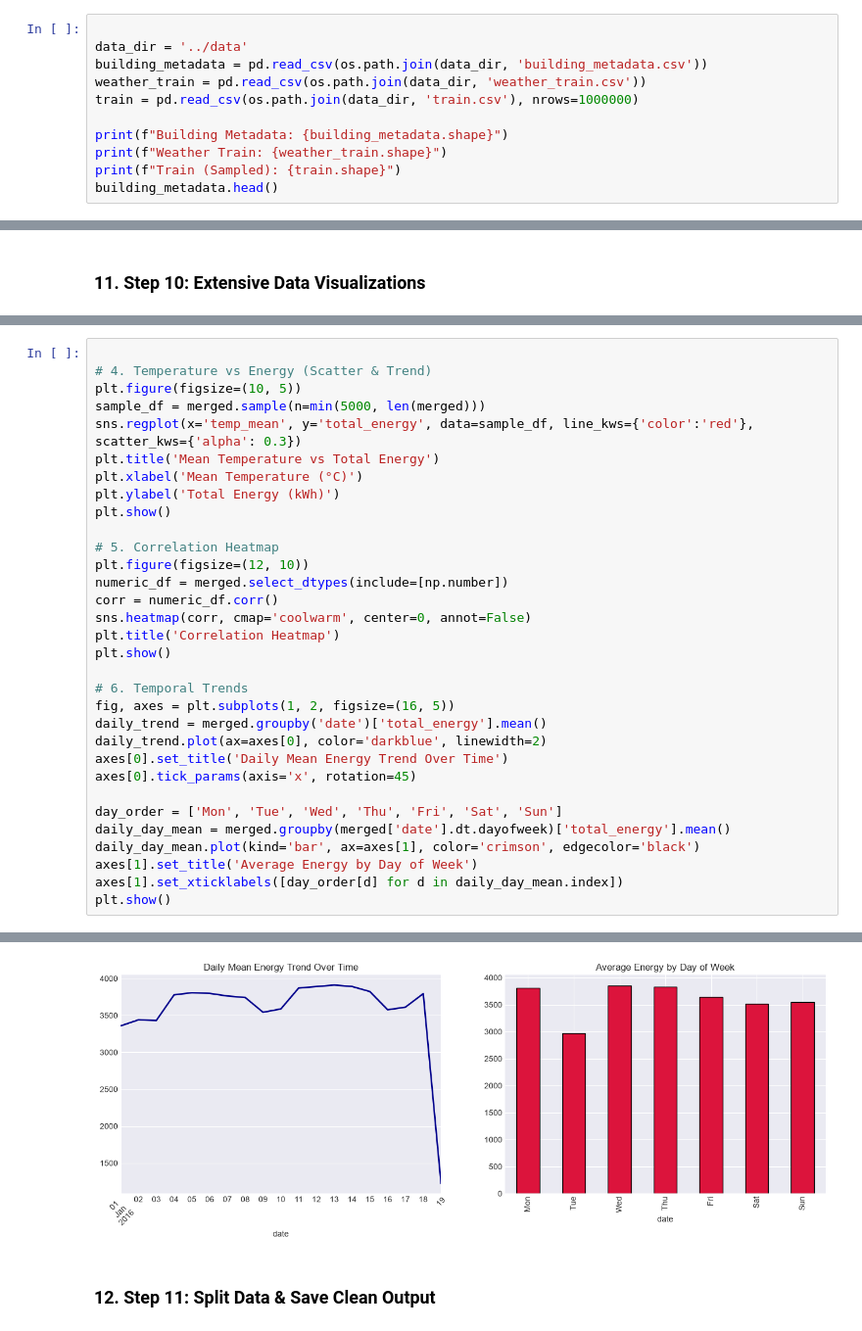
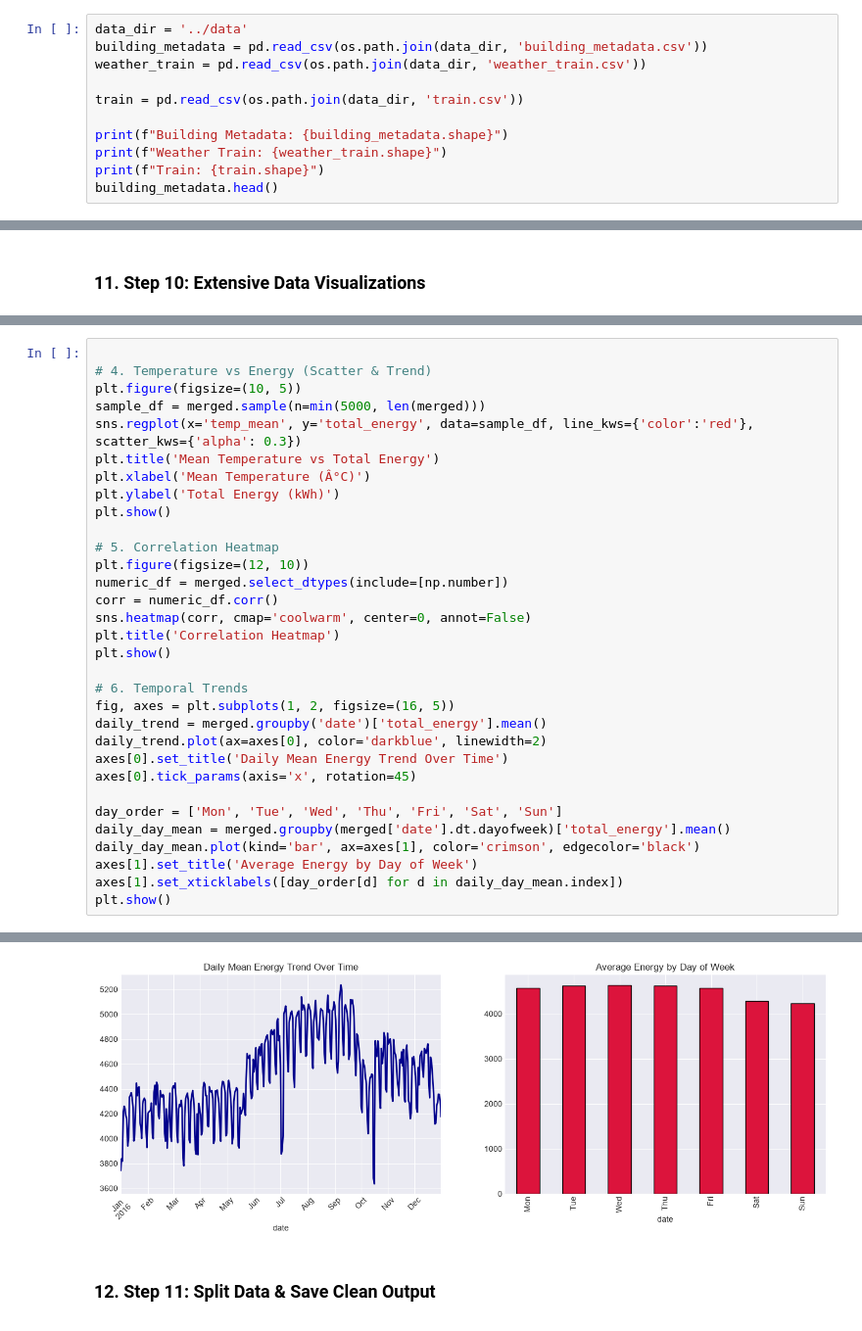
Before and after one commit to victoryv14/Data-Analysis-with-Python---MINI-Project, a Jupyter notebook: notebooks/01_energy_analysis_pipeline.ipynb, the cells around one changed output, grey strips where cells are left out. Shown at 98% size. Saved outputs shown, nothing was run; the diff lists cells and outputs as text.

```diff
--- a/notebooks/01_energy_analysis_pipeline.ipynb
+++ b/notebooks/01_energy_analysis_pipeline.ipynb
@@ -26,15 +25,15 @@ pd.set_option('display.max_columns', 50)
 # %% [markdown]
 ### 2. Step 1: Load Raw Datasets
 # %%
-
 data_dir = '../data'
 building_metadata = pd.read_csv(os.path.join(data_dir, 'building_metadata.csv'))
 weather_train = pd.read_csv(os.path.join(data_dir, 'weather_train.csv'))
-train = pd.read_csv(os.path.join(data_dir, 'train.csv'), nrows=1000000)
+
+train = pd.read_csv(os.path.join(data_dir, 'train.csv'))
 
 print(f"Building Metadata: {building_metadata.shape}")
 print(f"Weather Train: {weather_train.shape}")
-print(f"Train (Sampled): {train.shape}")
+print(f"Train: {train.shape}")
 building_metadata.head()
 # %% [output]
 Building Metadata: (1449, 6)
@@ -275,7 +274,7 @@ plt.figure(figsize=(10, 5))
 sample_df = merged.sample(n=min(5000, len(merged)))
 sns.regplot(x='temp_mean', y='total_energy', data=sample_df, line_kws={'color':'red'}, scatter_kws={'alpha': 0.3})
 plt.title('Mean Temperature vs Total Energy')
-plt.xlabel('Mean Temperature (°C)')
+plt.xlabel('Mean Temperature (Â°C)')
 plt.ylabel('Total Energy (kWh)')
 plt.show()
 
@@ -306,4 +305,4 @@ plt.show()
-[figure, old version]
+[figure, new version]
 # %% [markdown]
 ### 12. Step 11: Split Data & Save Clean Output
 # %%
```
Also changed, not shown: parts of 10 cells of this notebook, 12 other files.
